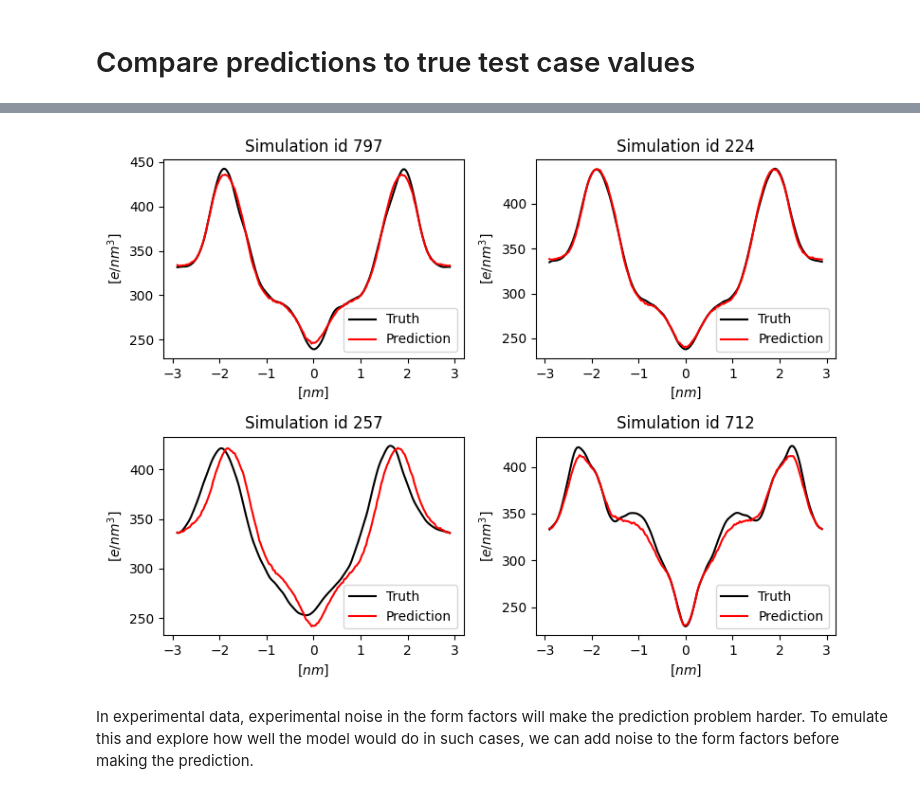
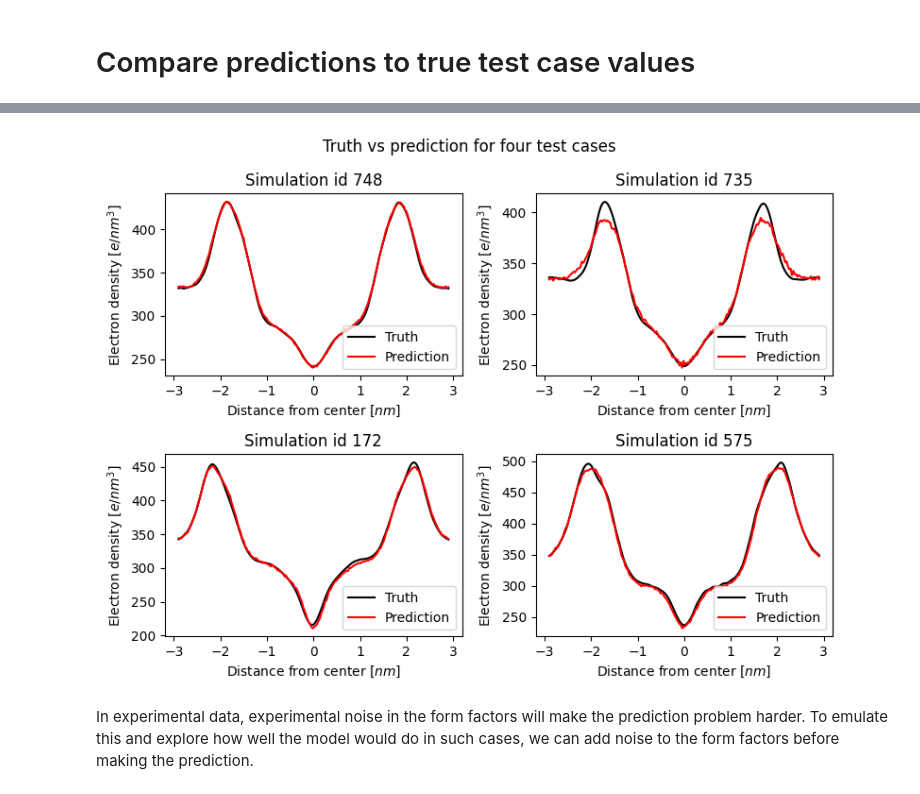
Before and after one commit to yetulaxman/databank-template, a Jupyter notebook: scripts/FormFactor_to_TotalDensity_model_training_walkthrough.ipynb, the cells around one changed output, grey strips where cells are left out. Drawn from its saved outputs; the diff is of its cells as text; code cells hidden in the pictures.

```diff
--- a/scripts/FormFactor_to_TotalDensity_model_training_walkthrough.ipynb
+++ b/scripts/FormFactor_to_TotalDensity_model_training_walkthrough.ipynb
@@ -293,9 +399,9 @@ standardized_y = interpolate_with_GPR(padded_td_x, padded_td_y, uniform_x_range)
 # %% [markdown]
 Gather form factors and total densities in data frames.
 # %%
-# Convert the data to a pandas DataFrame
-sim_FF_df = pd.DataFrame(all_ff)
-sim_TD_y_df = pd.DataFrame(standardized_y)
+# Convert the data to a pandas DataFrame and add the system_ids as index
+sim_FF_df = pd.DataFrame(all_ff, index=system_ids)
+sim_TD_y_df = pd.DataFrame(standardized_y, index=system_ids)
 # %% [markdown]
 Get to know the data at a glance by calling the df name in a code block.
 # %%
@@ -356,9 +464,8 @@ plt.show()
 # %%
-train_input, train_output, test_input, test_output, train_ids, test_ids = (
-    split_train_and_test(
-        sim_FF_df, sim_TD_y_df, np.array(system_ids), rng, train_proportion=0.8
-    )
+train_input, test_input, train_output, test_output = train_test_split(
+    sim_FF_df, sim_TD_y_df, test_size=0.2, random_state=rng.integers(0, 999999999)
 )
+
 n_train = train_input.shape[0]
 n_test = test_input.shape[0]
 print("n_train:", n_train)
@@ -539,5 +646,5 @@ plt.show()
 # %% [markdown]
 # Compare predictions to true test case values
 # %%
-predictions = model.predict(test_input)
+predictions = pd.DataFrame(model.predict(test_input), index=test_output.index)
 # %% [output]
@@ -572,34 +682,50 @@ true_scale_predictions = rescale_back_to_true_range(
     predictions, min_td_y_train, max_td_y_train
 )
 # %%
-# Compare predictions to truth for randomly chosen test cases
-test_indices_to_visualize = rng.integers(low=0, high=n_test, size=4)
+# Compare predictions to truth
+# Rerun this block to cycle through different simulations, or use the line below to reset the plot counter
+# start_of_test_case_plotting = 0
+
+if "start_of_test_case_plotting" not in globals():
+    start_of_test_case_plotting = 0
+
+# Plot four comparisons
 fig, axs = plt.subplots(nrows=2, ncols=2)
 axs = axs.flatten()
-for counter, idx in enumerate(test_indices_to_visualize):
-    axs[counter].plot(
-        uniform_x_range,
-        true_scale_test_output.values[idx],
-        color="k",
-        linestyle="-",
-        label="Truth",
-    )
-    axs[counter].plot(
-        uniform_x_range,
-        true_scale_predictions[idx],
-        color="r",
-        linestyle="-",
-        label="Prediction",
-    )
-    axs[counter].legend(loc="lower right")
-    axs[counter].set_title("Simulation id " + str(test_ids[idx]))
-    axs[counter].set_xlabel(x_axis_label_td)
-    axs[counter].set_ylabel(y_axis_label_td)
+plt.suptitle(
+    "Truth vs prediction for four test cases"
+)
+plot_index = 0
+for system_counter, system_id in enumerate(true_scale_test_output.index):
+    if system_counter >= start_of_test_case_plotting:
+        axs[plot_index].plot(
+            uniform_x_range,
+            true_scale_test_output.loc[[system_id]].values.flatten(),
+            color="k",
+            linestyle="-",
+            label="Truth",
+        )
+        axs[plot_index].plot(
+            uniform_x_range,
+            true_scale_predictions.loc[[system_id]].values.flatten(),
+            color="r",
+            linestyle="-",
+            label="Prediction",
+        )
+        axs[plot_index].legend(loc="lower right")
+        axs[plot_index].set_title("Simulation id " + str(system_id))
+        axs[plot_index].set_xlabel(x_axis_label_td)
+        axs[plot_index].set_ylabel(y_axis_label_td)
+
+        plot_index += 1
+        if plot_index >= 4:
+            start_of_test_case_plotting = system_counter + 1
+            break
 fig.set_figheight(6)
 fig.set_figwidth(8)
 plt.tight_layout()
 plt.show()
 # %% [output]
-[figure, old version]
+[figure, new version]
 # %% [markdown]
 In experimental data, experimental noise in the form factors will make the prediction problem harder. To emulate this and explore how well the model would do in such cases, we can add noise to the form factors before making the prediction.
```
Also changed, not shown: parts of 40 cells of this notebook, 1 other file.
